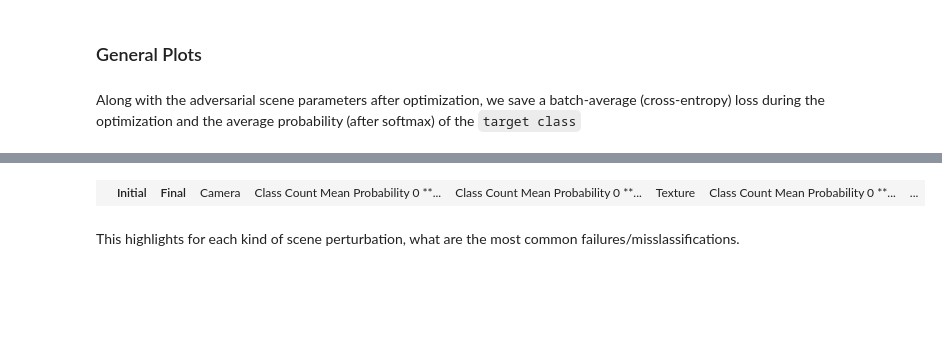
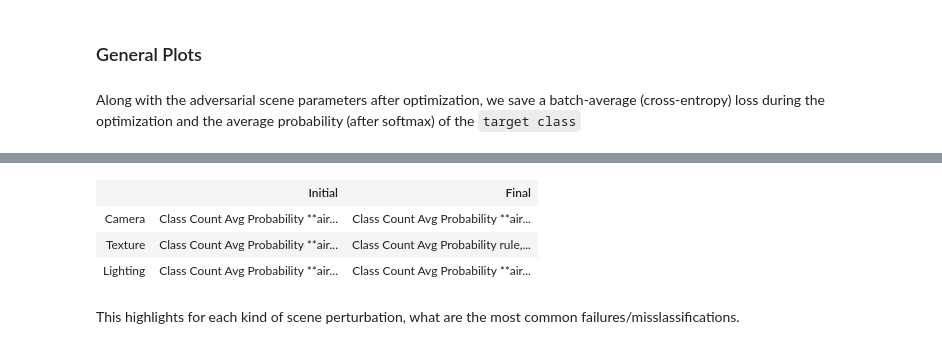
Before and after one commit to hediD/robust_analyzer, a Jupyter notebook: notebooks/airplane.ipynb, the cells around one changed output, grey strips where cells are left out. Saved outputs shown, nothing was run; the diff lists cells and outputs as text; code cells hidden in the pictures; blank space fills up the shorter version.

```diff
--- a/notebooks/airplane.ipynb
+++ b/notebooks/airplane.ipynb
@@ -43,7 +43,7 @@ kwargs = {
 robust_analyzer = RobustnessAnalyzer(**kwargs)
 
 #### Run optimization: This will generate num_runs*batch_size viewpoints
-results_camera = robust_analyzer.run(num_runs=50, num_iterations=200, lr=1e-1)
+results_camera = robust_analyzer.run(num_runs=5, num_iterations=100, lr=1e-1)
 # %%
 labels_correct = ch.stack(results_camera["final_logits"]).reshape(-1, 1000).argmax(1) == utils.get_idx("airliner")
 
@@ -120,19 +122,20 @@ for idx, ax in enumerate(axes.flatten()):
 # %% [markdown]
 ### Light Perturbation
 # %%
+data_dir = "../data"
+
 # Envmap(s) we're using during optimization (one or more)
-envmap_paths = glob("environments_sky/*")[:1]
-envmap_paths = [] # will use gray
+envmap_paths = glob(os.path.join("../data", "environments_sky/*"))[:4]
+envmap_paths = []  # This would generate background-neutral (white) renders
 
 true_class = "airliner"
 target_class = "airliner"
 
-
 params_to_optimize = ["lighting"]
 
 kwargs = {
-    "obj_path": "airplane/mesh.obj",
-    "texture_path": "airplane/texture.png",
+    "obj_path": os.path.join(data_dir, "airplane/mesh.obj"),
+    "texture_path": os.path.join(data_dir, "airplane/texture.png"),
     "envmap_paths": envmap_paths,
     "target_class": target_class,
     "batch_size": 25,  # How many different viewpoints we're optimizing in parallel (* #Environments)
@@ -142,7 +145,7 @@ kwargs = {
 
 robust_analyzer = RobustnessAnalyzer(**kwargs)
 
-#### Run optimization: This will generate 50 (num_runs) potentially adversarial textures
+#### Run optimization: This will generate `num_runs` potentially adversarial textures
 results_lighting = robust_analyzer.run(num_runs=5, num_iterations=100)
 # %% [markdown]
 Similar to for the Camera position, we can plot the 3d light position after optimization to see if there is any light angle that is problematic
@@ -181,40 +199,71 @@ for i, metric in enumerate(["loss", "avg_probability"]):
 # %%
-### Classification Stats overview between start and end of optimization
 from IPython.display import display, HTML
 
 target_class = kwargs["target_class"]
 
-# Build HTML for side-by-side tables
+# CSS styling for column widths and consistent heights
+style = """
+<style>
+    table {
+        border-collapse: collapse;
+        width: 100%;
+    }
+    th, td {
+        border: 1px solid #ddd;
+        padding: 8px;
+        text-align: center;
+        vertical-align: top; /* Align content to the top */
+    }
+    th {
+        background-color: #f2f2f2;
+    }
+    td:first-child, th:first-child {
+        width: 15%; /* Narrower first column */
+        text-align: left; /* Align text to the left for readability */
+    }
+    td, th {
+        width: 42.5%; /* Even distribution for the other columns */
+    }
+    .pandas-table {
+        height: 200px; /* Set a fixed height for all tables */
+        overflow: auto; /* Enable scrolling if content exceeds the height */
+    }
+</style>
+"""
+
 html_table = "<table>"
-
-# Header
 html_table += """
 <tr>
     <th></th>
     <th style="text-align: center;">Initial</th>
     <th style="text-align: center;">Final</th>
 </tr>
 """
 
 for i, (type_, results) in enumerate(all_results.items()):
     initial_analysis = utils.analyze_logits_detailed(
         np.concatenate(results["initial_logits"]).reshape(-1, 1000), target_class
     )
     final_analysis = utils.analyze_logits_detailed(
         np.concatenate(results["final_logits"]).reshape(-1, 1000), target_class
     )
 
     html_table += f"""
-    <tr">
+    <tr>
         <td>{type_.capitalize()}</td>
-        <td>{initial_analysis.to_html()}</td>
-        <td>{final_analysis.to_html()}</td>
+        <td class="pandas-table">{initial_analysis.to_html(index=False, border=0)}</td>
+        <td class="pandas-table">{final_analysis.to_html(index=False, border=0)}</td>
     </tr>
     """
 
 html_table += "</table>"
-display(HTML(html_table))
+
+# Display the styled HTML
+display(HTML(style + html_table))
 # %% [output]
-|  | Initial | Final | Camera | Class Count Mean Probability 0 **... | Class Count Mean Probability 0 **... | Texture | Class Count Mean Probability 0 **... | ... |
+|  | Initial | Final |
+| Camera | Class Count Avg Probability **air... | Class Count Avg Probability **air... |
+| Texture | Class Count Avg Probability **air... | Class Count Avg Probability rule,... |
+| Lighting | Class Count Avg Probability **air... | Class Count Avg Probability **air... |
 # %% [markdown]
 This highlights for each kind of scene perturbation, what are the most common failures/misslassifications.
```
Also changed, not shown: parts of 6 cells of this notebook, 2 other files.
